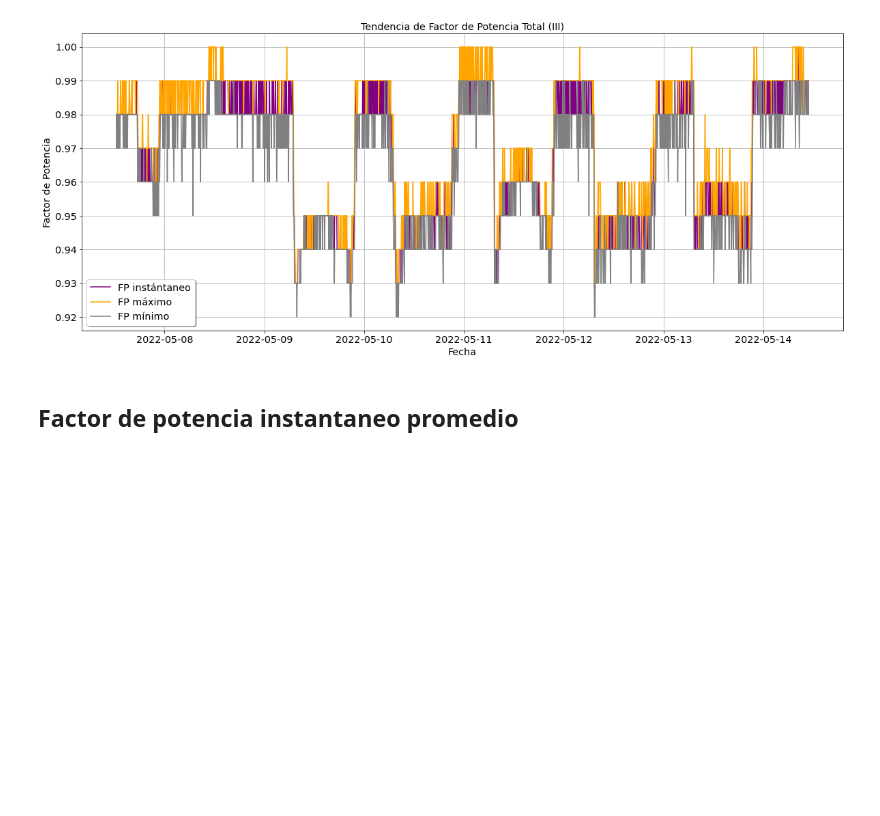
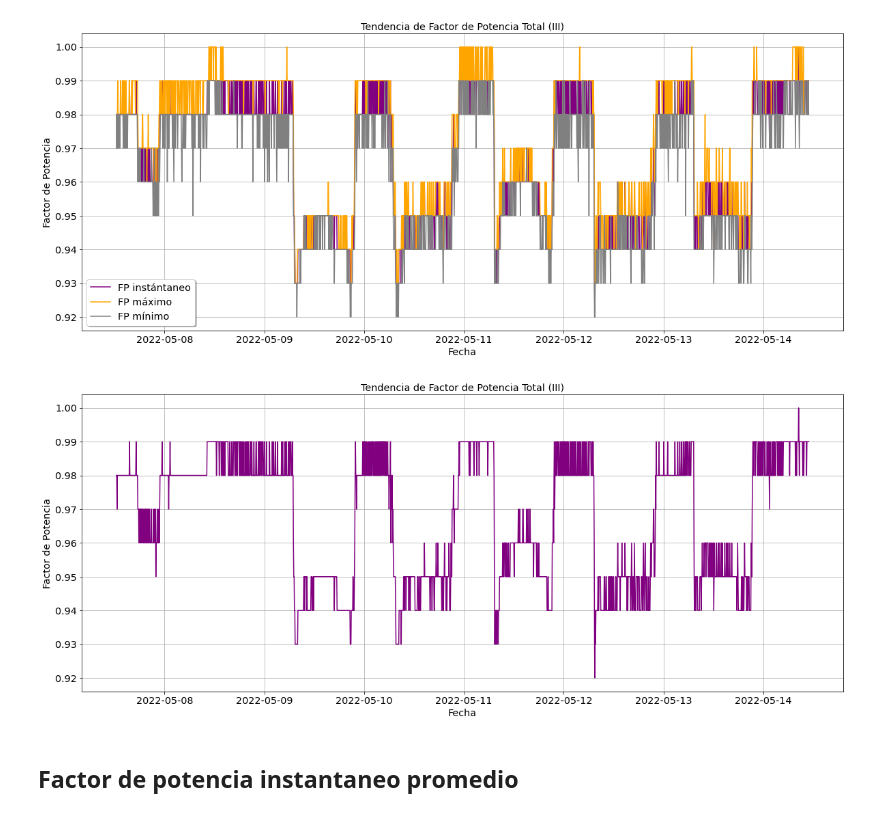
Before and after one commit to anghelcast/pqdata_samples, a Jupyter notebook: PQDATA_1000KVA_FIME/PQDATA_1000KVA.ipynb, the cells around one changed output. Saved outputs shown, nothing was run; the diff lists cells and outputs as text; code cells hidden in the pictures; blank space fills up the shorter version.

```diff
--- a/PQDATA_1000KVA_FIME/PQDATA_1000KVA.ipynb
+++ b/PQDATA_1000KVA_FIME/PQDATA_1000KVA.ipynb
@@ -361,6 +489,24 @@ plt.legend(loc='lower left',shadow=True)
 plt.grid()
 # %% [output]
 [figure]
+# %%
+plt.figure(figsize=(20,8))
+x1= df2['Fecha']
+pfi= df2['PF-inst-a']
+#pfmax= df2['PF-max-a']
+#pfmin= df2['PF-min-a']
+
+plt.plot(x1, pfi, color='purple') #label='FP instántaneo'
+#plt.plot(x1, pfmax, color='orange', label='FP máximo')
+#plt.plot(x1, pfmin, color='gray', label='FP mínimo')
+
+plt.title('Tendencia de Factor de Potencia Total (III)')
+plt.xlabel('Fecha')
+plt.ylabel('Factor de Potencia')
+#plt.legend(loc='lower left',shadow=True)
+plt.grid()
+# %% [output]
+[figure, added]
 # %% [markdown]
 ## Factor de potencia instantaneo promedio
 # %%
```
Also changed, not shown: parts of 31 cells of this notebook.
